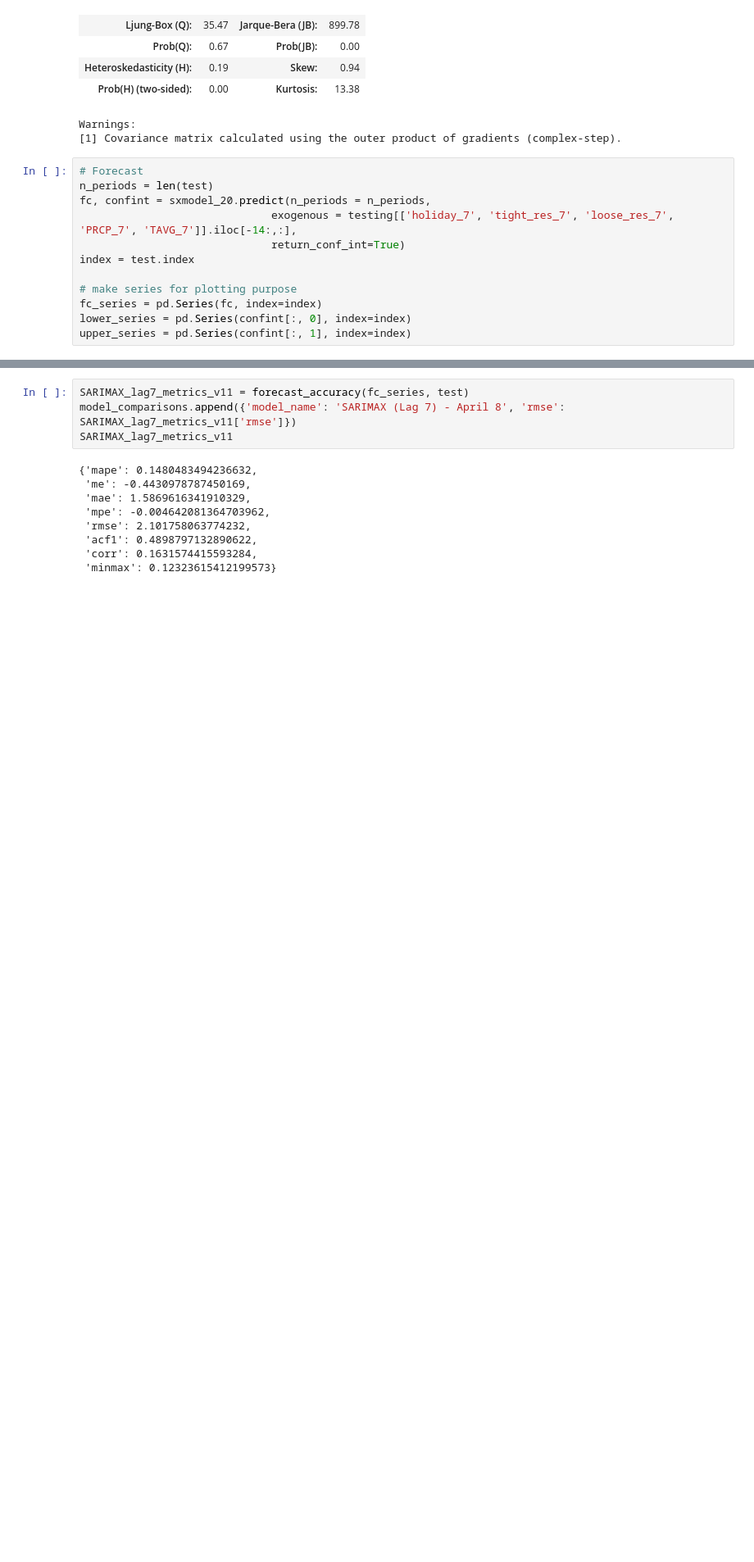
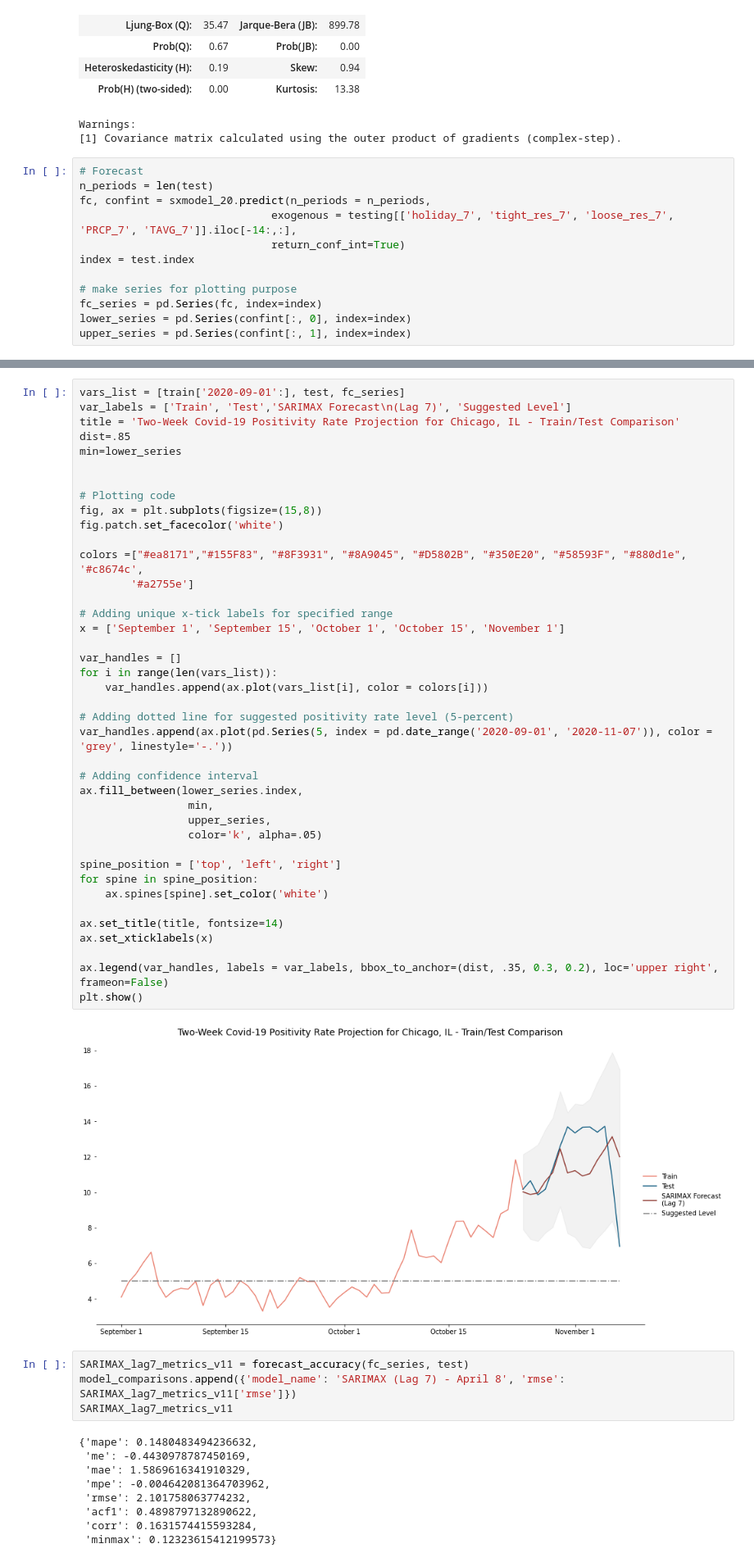
Before and after one commit to Jamilmirabito/chicago_covid_19_zip_code_analysis, a Jupyter notebook: time_series_analysis.ipynb, the cells around one changed output, grey strips where cells are left out. Shown at 82% size. Drawn from its saved outputs; the diff is of its cells as text; blank space fills up the shorter version.

Commit message:
updating time-series notebook

```diff
--- a/time_series_analysis.ipynb
+++ b/time_series_analysis.ipynb
@@ -2804,3 +2817,45 @@ forecast_plot(vars_list =[train['2020-09-01':], test, fc_series],
+# %%
+vars_list = [train['2020-09-01':], test, fc_series]
+var_labels = ['Train', 'Test','SARIMAX Forecast\n(Lag 7)', 'Suggested Level']
+title = 'Two-Week Covid-19 Positivity Rate Projection for Chicago, IL - Train/Test Comparison'
+dist=.85
+min=lower_series
+
+
+# Plotting code
+fig, ax = plt.subplots(figsize=(15,8))
+fig.patch.set_facecolor('white')
+
+colors =["#ea8171","#155F83", "#8F3931", "#8A9045", "#D5802B", "#350E20", "#58593F", "#880d1e", '#c8674c',
+        '#a2755e']
+
+# Adding unique x-tick labels for specified range
+x = ['September 1', 'September 15', 'October 1', 'October 15', 'November 1']
+
+var_handles = []
+for i in range(len(vars_list)):
+    var_handles.append(ax.plot(vars_list[i], color = colors[i]))
+
+# Adding dotted line for suggested positivity rate level (5-percent)
+var_handles.append(ax.plot(pd.Series(5, index = pd.date_range('2020-09-01', '2020-11-07')), color = 'grey', linestyle='-.'))
+
+# Adding confidence interval
+ax.fill_between(lower_series.index,
+                 min,
+                 upper_series,
+                 color='k', alpha=.05)
+
+spine_position = ['top', 'left', 'right']
+for spine in spine_position:
+    ax.spines[spine].set_color('white')
+
+ax.set_title(title, fontsize=14)
+ax.set_xticklabels(x)
+
+ax.legend(var_handles, labels = var_labels, bbox_to_anchor=(dist, .35, 0.3, 0.2), loc='upper right', frameon=False)
+plt.show()
+# %% [output]
+[figure, added]
 # %%
 SARIMAX_lag7_metrics_v11 = forecast_accuracy(fc_series, test)
 model_comparisons.append({'model_name': 'SARIMAX (Lag 7) - April 8', 'rmse': SARIMAX_lag7_metrics_v11['rmse']})
```
Also changed, not shown: parts of 3 cells of this notebook.
